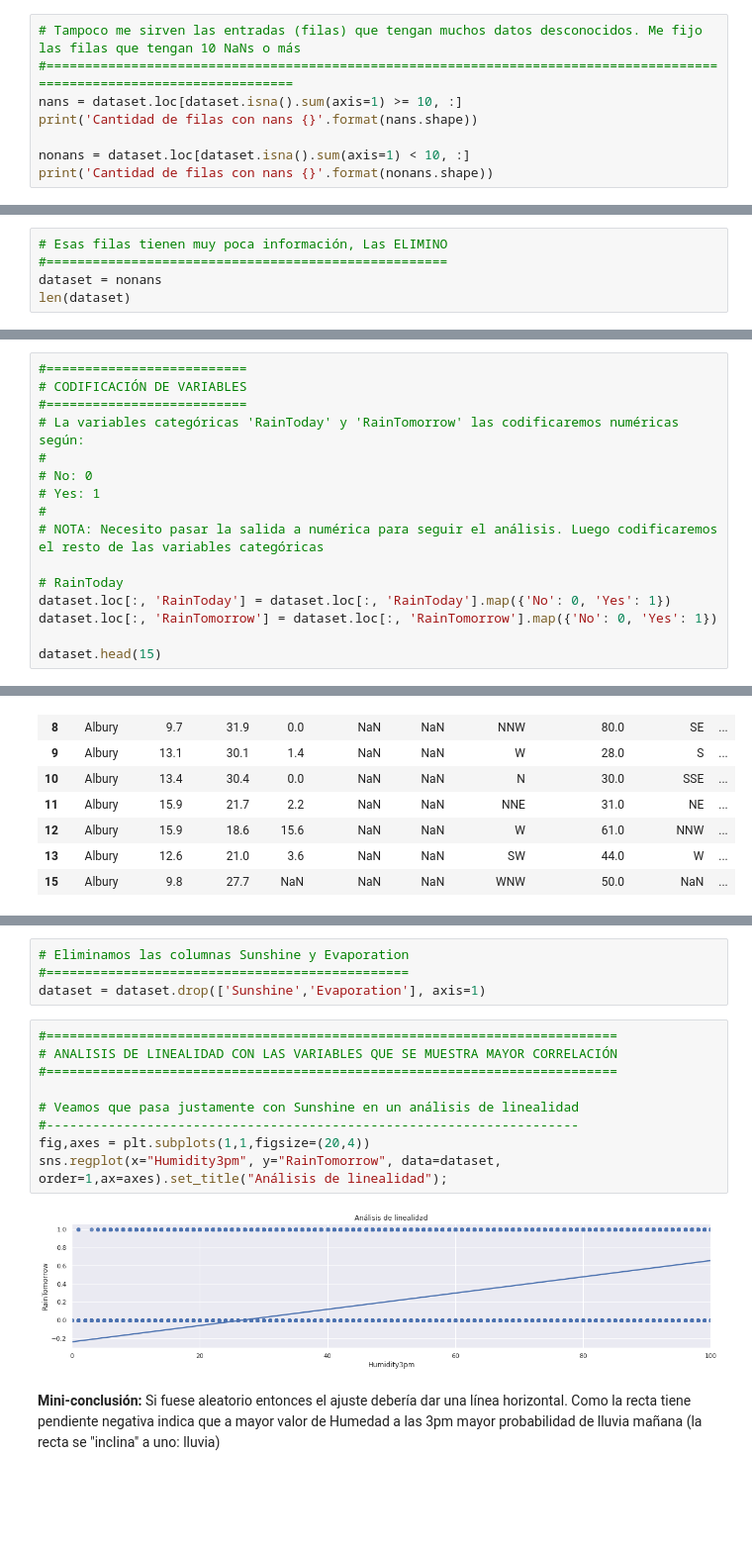
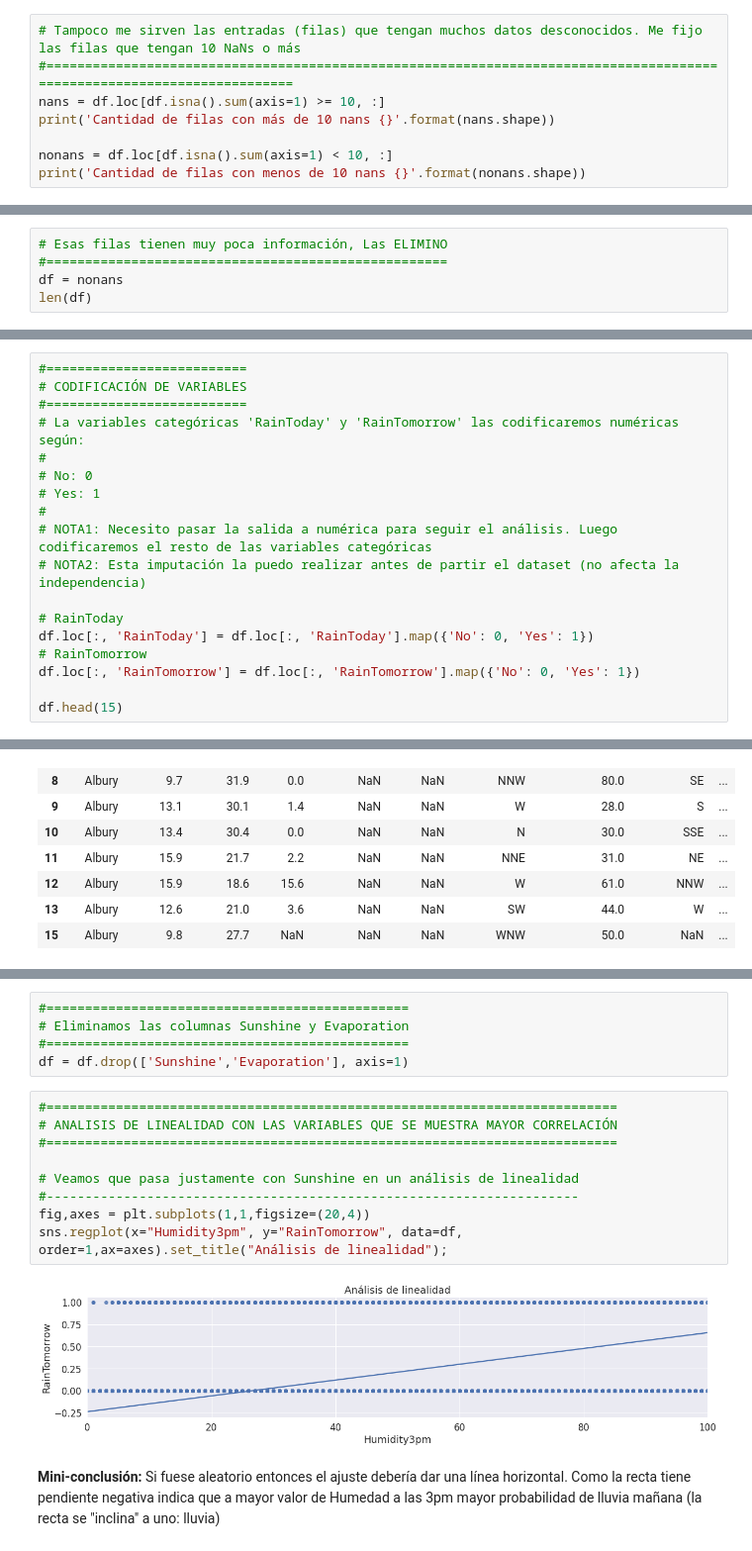
Before and after one commit to LaBruma/PosgradoAI, a Jupyter notebook: TP_Integrador_Análisis_de_datos_Brumovsky.ipynb, the cells around one changed output, grey strips where cells are left out. Shown at 99% size. Saved outputs shown, nothing was run; the diff lists cells and outputs as text; blank space fills up the shorter version.

```diff
--- a/TP_Integrador_Análisis_de_datos_Brumovsky.ipynb
+++ b/TP_Integrador_Análisis_de_datos_Brumovsky.ipynb
@@ -356,9 +374,9 @@ dtype: int64
 # %%
 # Tampoco me sirven las entradas (filas) que tengan muchos datos desconocidos. Me fijo las filas que tengan 10 NaNs o más
 #========================================================================================================================
-nans = dataset.loc[dataset.isna().sum(axis=1) >= 10, :]
-print('Cantidad de filas con nans {}'.format(nans.shape))
+nans = df.loc[df.isna().sum(axis=1) >= 10, :]
+print('Cantidad de filas con más de 10 nans {}'.format(nans.shape))
 
-nonans = dataset.loc[dataset.isna().sum(axis=1) < 10, :]
-print('Cantidad de filas con nans {}'.format(nonans.shape))
+nonans = df.loc[df.isna().sum(axis=1) < 10, :]
+print('Cantidad de filas con menos de 10 nans {}'.format(nonans.shape))
 # %% [output]
@@ -367,8 +385,8 @@ Cantidad de filas con nans (140108, 23)
 # %%
 # Esas filas tienen muy poca información, Las ELIMINO
 #====================================================
-dataset = nonans
-len(dataset)
+df = nonans
+len(df)
 # %% [output]
 140108
 # %%
@@ -380,13 +398,15 @@ len(dataset)
 # No: 0
 # Yes: 1
 #
-# NOTA: Necesito pasar la salida a numérica para seguir el análisis. Luego codificaremos el resto de las variables categóricas
+# NOTA1: Necesito pasar la salida a numérica para seguir el análisis. Luego codificaremos el resto de las variables categóricas
+# NOTA2: Esta imputación la puedo realizar antes de partir el dataset (no afecta la independencia)
 
 # RainToday
-dataset.loc[:, 'RainToday'] = dataset.loc[:, 'RainToday'].map({'No': 0, 'Yes': 1})
-dataset.loc[:, 'RainTomorrow'] = dataset.loc[:, 'RainTomorrow'].map({'No': 0, 'Yes': 1})
+df.loc[:, 'RainToday'] = df.loc[:, 'RainToday'].map({'No': 0, 'Yes': 1})
+# RainTomorrow
+df.loc[:, 'RainTomorrow'] = df.loc[:, 'RainTomorrow'].map({'No': 0, 'Yes': 1})
 
-dataset.head(15)
+df.head(15)
 # %% [output]
 |  | Location | MinTemp | MaxTemp | Rainfall | Evaporation | Sunshine | WindGustDir | WindGustSpeed | WindDir9am | ... |
 | 0 | Albury | 13.4 | 22.9 | 0.6 | NaN | NaN | W | 44.0 | W | ... |
@@ -432,18 +464,19 @@ A prestar atención
 # %%
+#===============================================
 # Eliminamos las columnas Sunshine y Evaporation
 #===============================================
-dataset = dataset.drop(['Sunshine','Evaporation'], axis=1)
+df = df.drop(['Sunshine','Evaporation'], axis=1)
 # %%
 #==========================================================================
 # ANALISIS DE LINEALIDAD CON LAS VARIABLES QUE SE MUESTRA MAYOR CORRELACIÓN
 #==========================================================================
 
 # Veamos que pasa justamente con Sunshine en un análisis de linealidad
 #---------------------------------------------------------------------
 fig,axes = plt.subplots(1,1,figsize=(20,4))
-sns.regplot(x="Humidity3pm", y="RainTomorrow", data=dataset, order=1,ax=axes).set_title("Análisis de linealidad");
+sns.regplot(x="Humidity3pm", y="RainTomorrow", data=df, order=1,ax=axes).set_title("Análisis de linealidad");
 # %% [output]
-[figure, old version]
+[figure, new version]
 # %% [markdown]
 **Mini-conclusión:** Si fuese aleatorio entonces el ajuste debería dar una línea horizontal. Como la recta tiene pendiente negativa indica que a mayor valor de Humedad a las 3pm mayor probabilidad de lluvia mañana (la recta se "inclina" a uno: lluvia)
 # %%
```
Also changed, not shown: parts of 48 cells of this notebook.
